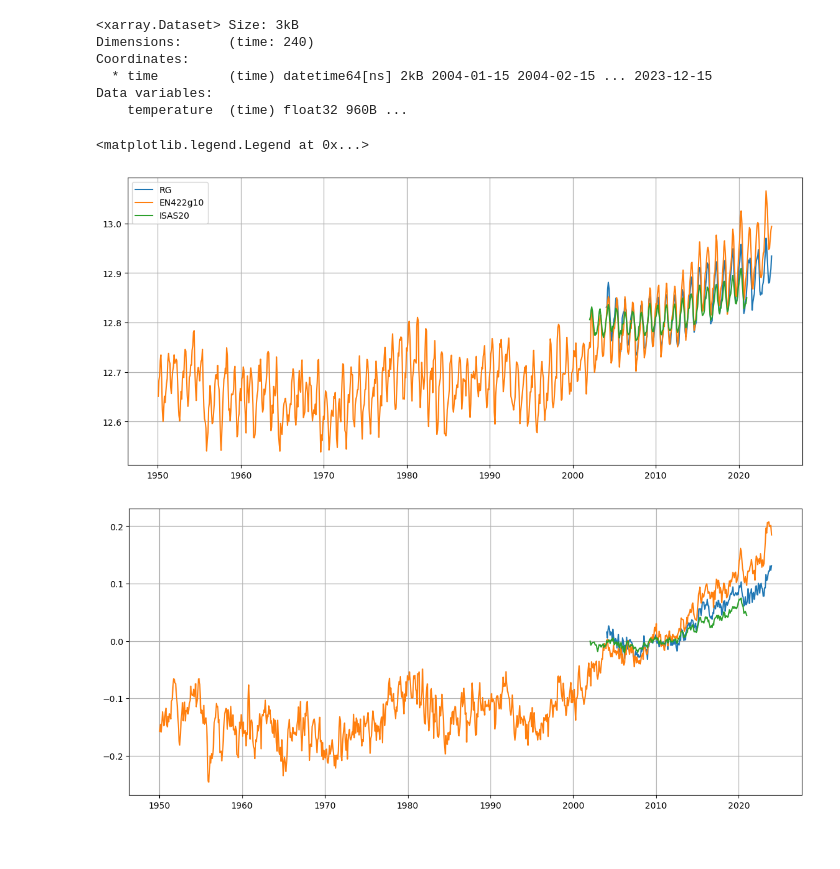
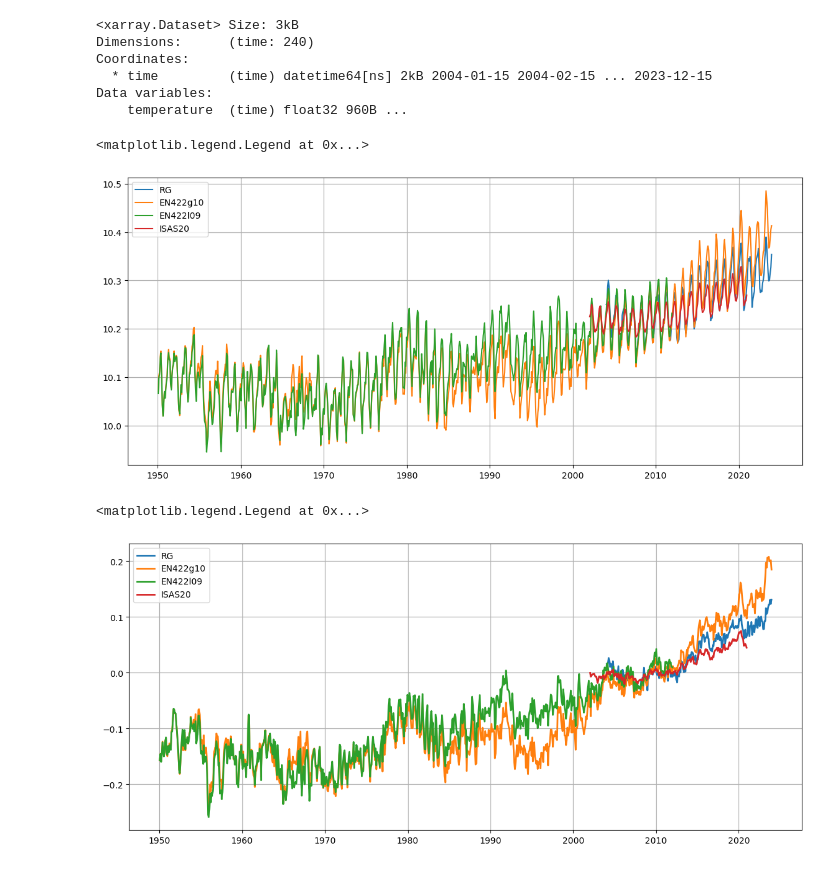
Before and after one commit to PedroVelez/ComparisonClimatologies, a Jupyter notebook: CompareGlobal.ipynb, the cells around one changed output. Drawn from its saved outputs; the diff is of its cells as text; code cells hidden in the pictures.

```diff
--- a/CompareGlobal.ipynb
+++ b/CompareGlobal.ipynb
@@ -21,6 +21,9 @@ RG_temp_anom = xr.open_dataset('./Data/RG_temp_anom_global_2000dbar.nc')
 # %%
 EN422g10_temp      = xr.open_dataset('./Data/EN422g10_temp_global_2000m.nc')
 EN422g10_temp_anom = xr.open_dataset('./Data/EN422g10_temp_anom_global_2000m.nc')
+# %%
+EN422l09_temp      = xr.open_dataset('./Data/EN422l09_temp_global_2000m.nc')
+EN422l09_temp_anom = xr.open_dataset('./Data/EN422l09_temp_anom_global_2000m.nc')
 # %%
 ISAS20_temp      = xr.open_dataset('./Data/ISAS20_temp_global_2000m.nc')
 ISAS20_temp_anom = xr.open_dataset('./Data/ISAS20_temp_anom_global_2000m.nc')
@@ -34,15 +37,20 @@ Coordinates:
 Data variables:
     temperature  (time) float32 960B ...
 # %%
-offSet1=EN422g10_temp.temperature.sel(time=slice('2004-01-01', '2014-12-31')).mean()-RG_temp.temperature.sel(time=slice('2004-01-01', '2014-12-31')).mean()
-offSet2=EN422g10_temp.temperature.sel(time=slice('2004-01-01', '2014-12-31')).mean()-ISAS20_temp.temperature.sel(time=slice('2004-01-01', '2014-12-31')).mean()
+offSetEN422g10 = RG_temp.temperature.sel(time=slice('2004-01-01', '2014-12-31')).mean()-EN422g10_temp.temperature.sel(time=slice('2004-01-01', '2014-12-31')).mean()
+
+offSetEN422l09 = RG_temp.temperature.sel(time=slice('2004-01-01', '2014-12-31')).mean()- EN422g10_temp.temperature.sel(time=slice('2004-01-01', '2014-12-31')).mean()
+
+offSetISAS20  = RG_temp.temperature.sel(time=slice('2004-01-01', '2014-12-31')).mean()- ISAS20_temp.temperature.sel(time=slice('2004-01-01', '2014-12-31')).mean()
 # %%
 ig, ax = plt.subplots(figsize = (14,6))
-ax.plot(RG_temp.time,RG_temp.temperature+offSet1, label='RG')
-ax.plot(EN422g10_temp.time,EN422g10_temp.temperature, label='EN422g10')
-ax.plot(ISAS20_temp.time,ISAS20_temp.temperature+offSet2, label='ISAS20')
+ax.plot(RG_temp.time       ,RG_temp.temperature                      , label='RG')
+ax.plot(EN422g10_temp.time ,EN422g10_temp.temperature+offSetEN422g10 , label='EN422g10')
+ax.plot(EN422l09_temp.time ,EN422l09_temp.temperature+offSetEN422l09 , label='EN422l09')
+ax.plot(ISAS20_temp.time   ,ISAS20_temp.temperature+offSetISAS20     , label='ISAS20')
+
 ax.grid(linestyle='-', linewidth=.9)
 ax.legend()
 # %% [output]
 <matplotlib.legend.Legend at 0x...>
-[figure, old version]
+[figure, new version]
@@ -49,10 +63,11 @@ ax.legend()
 # %%
-offSet=EN422g10_temp_anom.temperature.sel(time=slice('2004-01-01', '2014-12-31')).mean()-RG_temp_anom.temperature.sel(time=slice('2004-01-01', '2014-12-31')).mean()
-
 ig, ax = plt.subplots(figsize = (14,6))
-ax.plot(RG_temp_anom.time,RG_temp_anom.temperature + offSet)
-ax.plot(EN422g10_temp_anom.time,EN422g10_temp_anom.temperature)
-ax.plot(ISAS20_temp_anom.time,ISAS20_temp_anom.temperature)
+ax.plot(RG_temp_anom.time       ,RG_temp_anom.temperature      , label='RG' ,linewidth=2.0)
+ax.plot(EN422g10_temp_anom.time ,EN422g10_temp_anom.temperature, label='EN422g10',linewidth=2.0)
+ax.plot(EN422l09_temp_anom.time ,EN422l09_temp_anom.temperature, label='EN422l09',linewidth=2.0)
+ax.plot(ISAS20_temp_anom.time   ,ISAS20_temp_anom.temperature  , label='ISAS20',linewidth=2.0)
 ax.grid(linestyle='-', linewidth=.9)
+ax.legend()
 # %% [output]
+<matplotlib.legend.Legend at 0x...>
-[figure, old version]
+[figure, new version]
```
Also changed, not shown: parts of 1 cell of this notebook, 5 other files.
